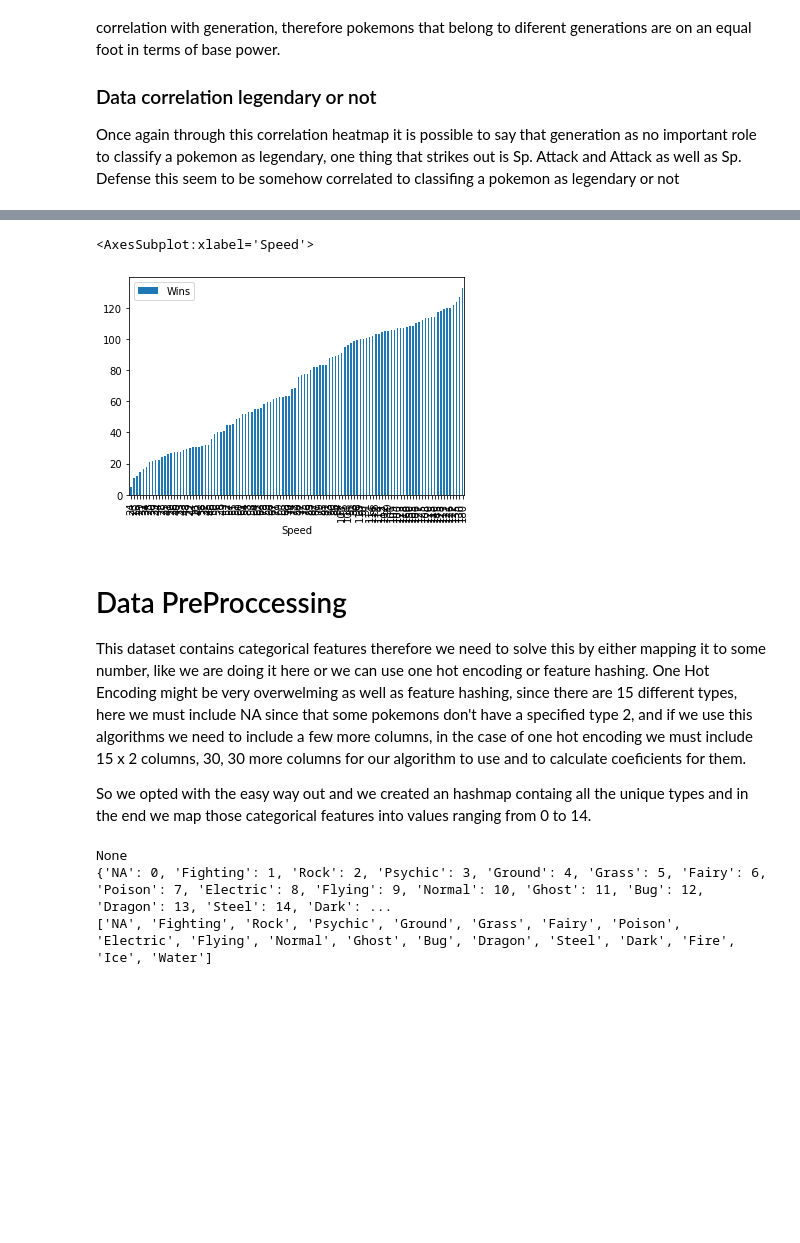
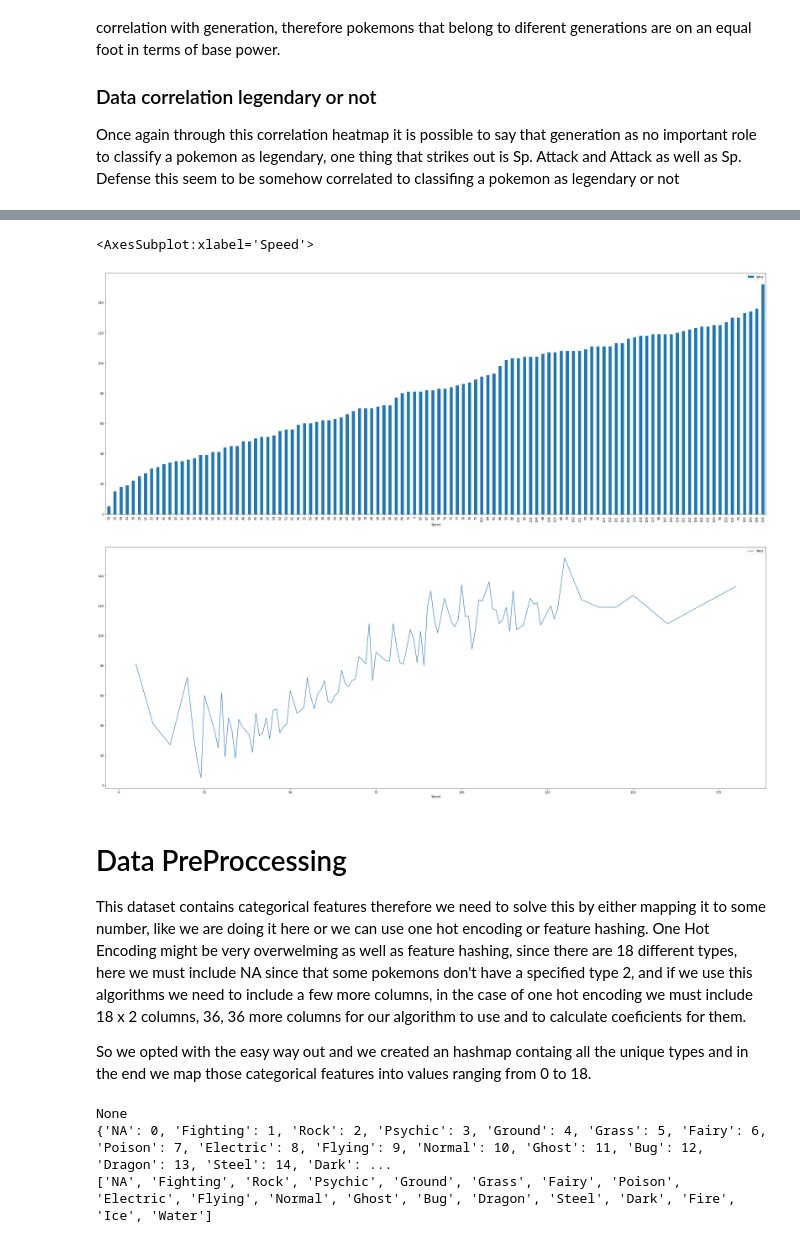
Before and after one commit to Pedro-Lopes-Frisson/TAA, a Jupyter notebook: projeto/Untitled.ipynb, the cells around one changed output, grey strips where cells are left out. Drawn from its saved outputs; the diff is of its cells as text; code cells hidden in the pictures; blank space fills up the shorter version.

```diff
--- a/projeto/Untitled.ipynb
+++ b/projeto/Untitled.ipynb
@@ -107,17 +158,21 @@ type_1.sort_values(by='Wins',ascending=True).plot(kind='bar')
 # %%
-type_1 = pokemon[['Speed','Wins']].groupby(['Speed'], as_index=False).mean().set_index('Speed')
-type_1.sort_values(by='Wins',ascending=True).plot(kind='bar')
+type_1 = pokemon[['Speed','Wins']].groupby(['Speed'], as_index=False).max().set_index('Speed')
+type_1.sort_values(by='Wins',ascending=True).plot(kind='bar', figsize=(40,15))
 #Number of wins is directly proportional too Speed
+type_1 = pokemon[['Speed','Wins']].groupby(['Speed'], as_index=False).max().set_index('Speed')
+type_1.sort_values(by='Speed',ascending=True).plot(kind='line', figsize=(40,15))
+#Number of wins is directly proportional too Speed
 # %% [output]
 <AxesSubplot:xlabel='Speed'>
-[figure, old version]
+[figure, new version]
+[figure, added]
 # %% [markdown]
 # Data PreProccessing
 
 This dataset contains categorical features therefore we need to solve this by either mapping it to some number, like we are doing it here or we can use one hot encoding or feature hashing.
-One Hot Encoding might be very overwelming as well as feature hashing, since there are 15 different types, here we must include NA since that some pokemons don't have a specified type 2, and if we use this algorithms we need to include a few more columns, in the case of one hot encoding we must include 15 x 2 columns, 30, 30 more columns for our algorithm to use and to calculate coeficients for them.
+One Hot Encoding might be very overwelming as well as feature hashing, since there are 18 different types, here we must include NA since that some pokemons don't have a specified type 2, and if we use this algorithms we need to include a few more columns, in the case of one hot encoding we must include 18 x 2 columns, 36, 36 more columns for our algorithm to use and to calculate coeficients for them.
 
-So we opted with the easy way out and we created an hashmap containg all the unique types and in the end we map those categorical features into values ranging from 0 to 14.
+So we opted with the easy way out and we created an hashmap containg all the unique types and in the end we map those categorical features into values ranging from 0 to 18.
 # %%
 types_list = [x for x in pokemon["Type 2"].unique()] + [x for x in pokemon["Type 1"].unique()]
 
```
Also changed, not shown: parts of 17 cells of this notebook.
